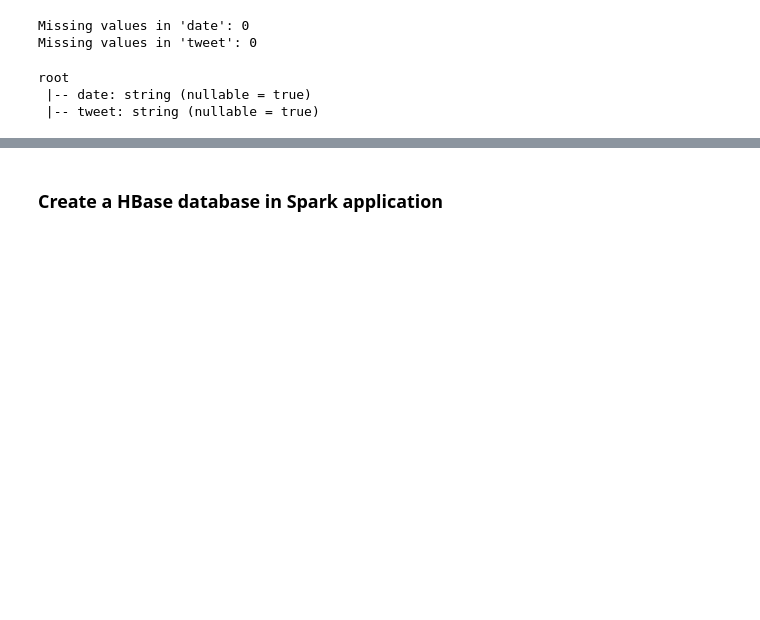
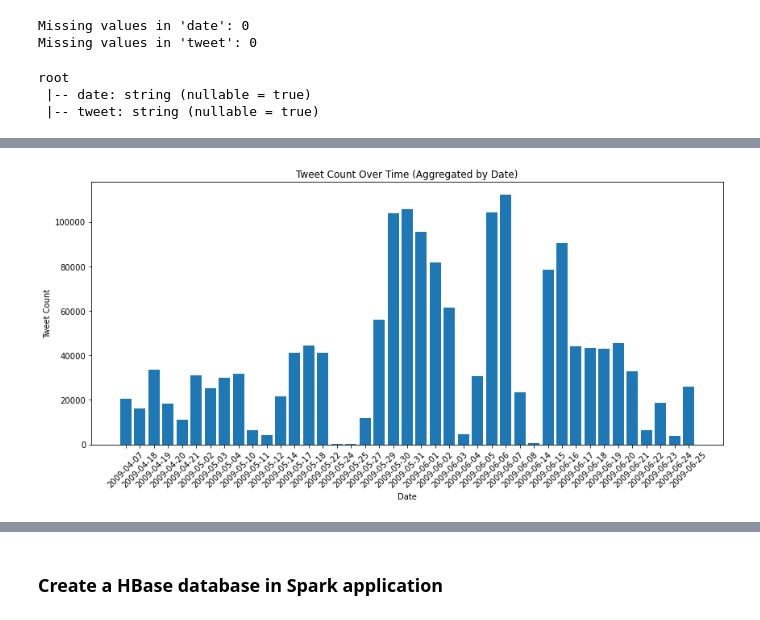
Before and after one commit to CleliaCaetano/CA2_SEM2_ProjectTweets, a Jupyter notebook: MScDataAnalytics_CA2_SEM2_CleliaCaetano.ipynb, the cells around one changed output, grey strips where cells are left out. Cells and saved outputs as stored; diff of their text form; code cells hidden in the pictures; blank space fills up the shorter version.

```diff
--- a/MScDataAnalytics_CA2_SEM2_CleliaCaetano.ipynb
+++ b/MScDataAnalytics_CA2_SEM2_CleliaCaetano.ipynb
@@ -304,0 +230,32 @@ Last Date: 2009-06-25
+# %%
+import matplotlib.pyplot as plt
+from pyspark.sql.functions import to_date, count
+from pyspark.sql.window import Window
+
+# Group the data by the date without the hour
+data = data.withColumn("date_without_hour", to_date(data["date"]))
+date_counts = data.groupBy("date_without_hour").agg(count("*").alias("tweet_count"))
+
+# Sort the data by date without hour
+date_counts = date_counts.orderBy("date_without_hour")
+
+# Collect the data to the driver
+date_counts = date_counts.collect()
+
+# Extract dates and tweet counts for plotting
+dates = [str(row.date_without_hour) for row in date_counts]
+tweet_counts = [row.tweet_count for row in date_counts]
+
+# Plot the tweet count
+plt.figure(figsize=(12, 6))
+plt.bar(dates, tweet_counts)
+plt.title("Tweet Count Over Time (Aggregated by Date)")
+plt.xlabel("Date")
+plt.ylabel("Tweet Count")
+plt.xticks(rotation=45)  # Rotate x-axis labels for readability
+plt.tight_layout()
+
+# Show the plot
+plt.show()
+# %% [output]
+[figure, added]
```
Also changed, not shown: parts of 21 cells of this notebook.
